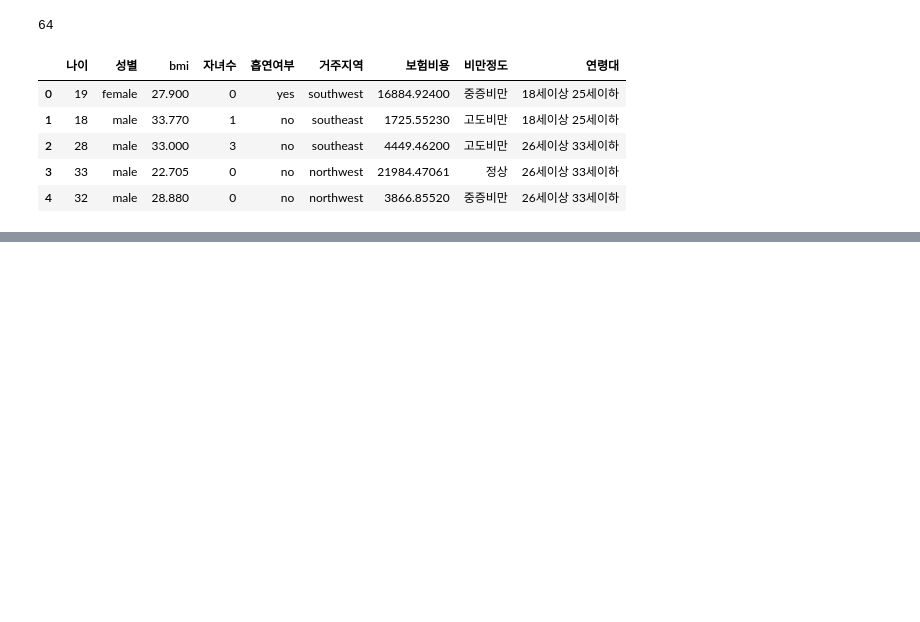
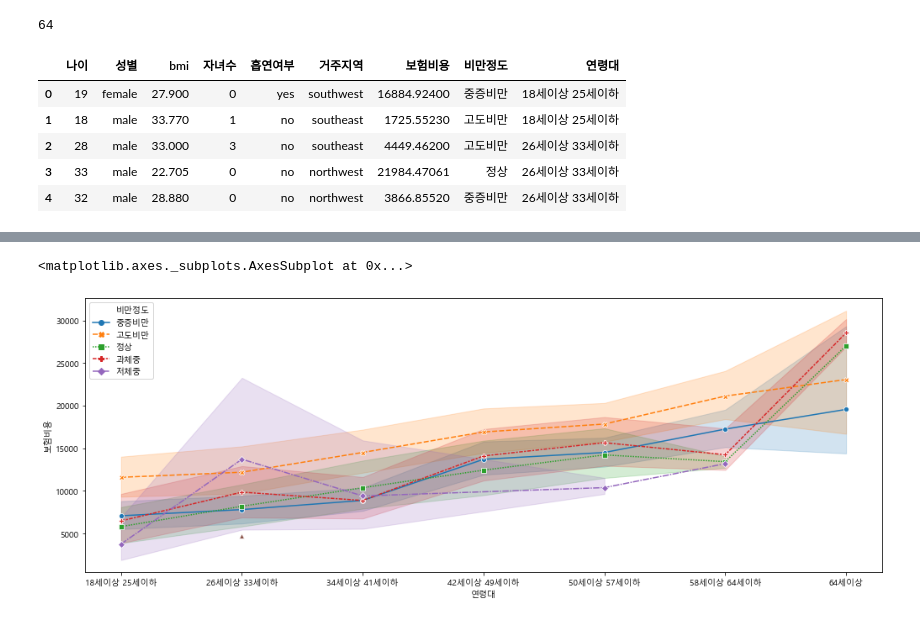
Before and after one commit to young-hun-jo/KaggleStruggle, a Jupyter notebook: medical_cost/Medical_cost.ipynb, the cells around one changed output, grey strips where cells are left out. Saved outputs shown, nothing was run; the diff lists cells and outputs as text; code cells hidden in the pictures; blank space fills up the shorter version.

```diff
--- a/medical_cost/Medical_cost.ipynb
+++ b/medical_cost/Medical_cost.ipynb
@@ -197,0 +254,13 @@ sns.barplot(data=data, x='연령대', y='보험비용')
+# %%
+# 비만정도, 연령대에 따른 보험비용 나타내보기
+# lineplot 이용
+plt.figure(figsize=(17,6))                                      # legend에 있는 값을 style로 넣고 markers옵션을 넣어 선 구분 명확화
+sns.lineplot(data=data, x='연령대', y='보험비용', hue='비만정도', markers=True, style='비만정도')
+            #err_style='bars' 로 신뢰구간(투명한구간) bars형태로 수정 가능
+
+# 전체적으로 나이가 많을수록 보험비용이 올라간다.
+# 단 26~33세 구간에서 저체중의 보험비용이 급작스럽게 올라간다.
+# 저체중은 57세까지만 존재하고 그 이후로는 저체중인 사람이 존재하지 않는다.
+# %% [output]
+<matplotlib.axes._subplots.AxesSubplot at 0x...>
+[figure, added]
```
Also changed, not shown: parts of 22 cells of this notebook.
